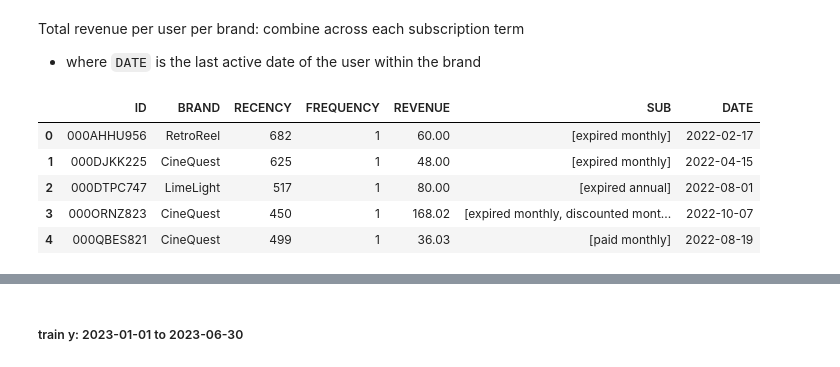
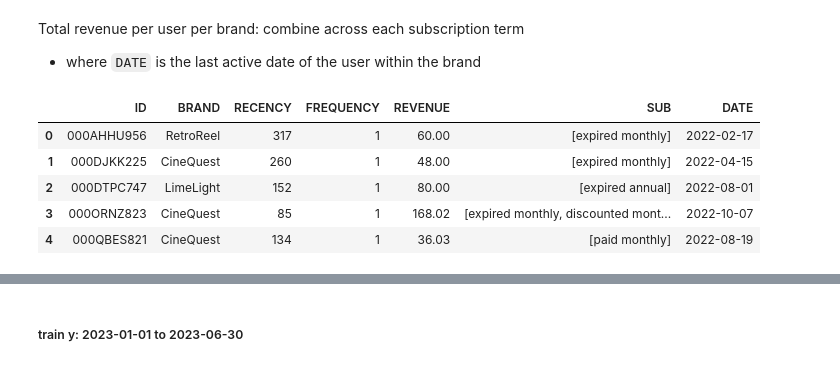
Before and after one commit to RussellXia/NYU_Capstone_Project, a Jupyter notebook: sub_preprocessing.ipynb, the cells around one changed output, grey strips where cells are left out. Saved outputs shown, nothing was run; the diff lists cells and outputs as text; code cells hidden in the pictures.

```diff
--- a/sub_preprocessing.ipynb
+++ b/sub_preprocessing.ipynb
@@ -286,6 +288,7 @@ Subscription start and end date are not provided. Instead partition date (symbol
 ##### train_X: 2022-01-01 to 2022-12-31
 # %%
 train_X = pd.read_csv('data_preprocessing/train_x.csv')
+train_X['PARTITION_DATE'] = pd.to_datetime(train_X['PARTITION_DATE'])
 # %%
 agg_train_X_data = []
 grouped = train_X.groupby(['ID', 'BRAND'])
@@ -383,22 +386,22 @@ agg_train_X.describe(include='all')
 Total revenue per user per brand: combine across each subscription term
 - where `DATE` is the last active date of the user within the brand
 # %%
-current_date = pd.to_datetime("2023-12-31")
+current_date = pd.to_datetime("2022-12-31")
 train_x_rfm = agg_train_X.groupby(["ID", "BRAND"], as_index=False).agg(
     RECENCY = ("END_DATE", lambda x: (current_date - x.max()).days),
     FREQUENCY = ('BRAND', 'nunique'),
     REVENUE = ("REVENUE", "sum"),
     SUB = ('SUB_DETAIL', lambda x: list(x)),
     DATE = ("END_DATE", lambda x: x.max())
 )
 train_x_rfm.head()
 # %% [output]
 |  | ID | BRAND | RECENCY | FREQUENCY | REVENUE | SUB | DATE |
-| 0 | 000AHHU956 | RetroReel | 682 | 1 | 60.00 | [expired monthly] | 2022-02-17 |
-| 1 | 000DJKK225 | CineQuest | 625 | 1 | 48.00 | [expired monthly] | 2022-04-15 |
-| 2 | 000DTPC747 | LimeLight | 517 | 1 | 80.00 | [expired annual] | 2022-08-01 |
-| 3 | 000ORNZ823 | CineQuest | 450 | 1 | 168.02 | [expired monthly, discounted mont... | 2022-10-07 |
-| 4 | 000QBES821 | CineQuest | 499 | 1 | 36.03 | [paid monthly] | 2022-08-19 |
+| 0 | 000AHHU956 | RetroReel | 317 | 1 | 60.00 | [expired monthly] | 2022-02-17 |
+| 1 | 000DJKK225 | CineQuest | 260 | 1 | 48.00 | [expired monthly] | 2022-04-15 |
+| 2 | 000DTPC747 | LimeLight | 152 | 1 | 80.00 | [expired annual] | 2022-08-01 |
+| 3 | 000ORNZ823 | CineQuest | 85 | 1 | 168.02 | [expired monthly, discounted mont... | 2022-10-07 |
+| 4 | 000QBES821 | CineQuest | 134 | 1 | 36.03 | [paid monthly] | 2022-08-19 |
 # %%
 train_x_rfm.to_csv('data_preprocessing/train_x_rfm.csv')
 # %%
```
Also changed, not shown: parts of 20 cells of this notebook.
